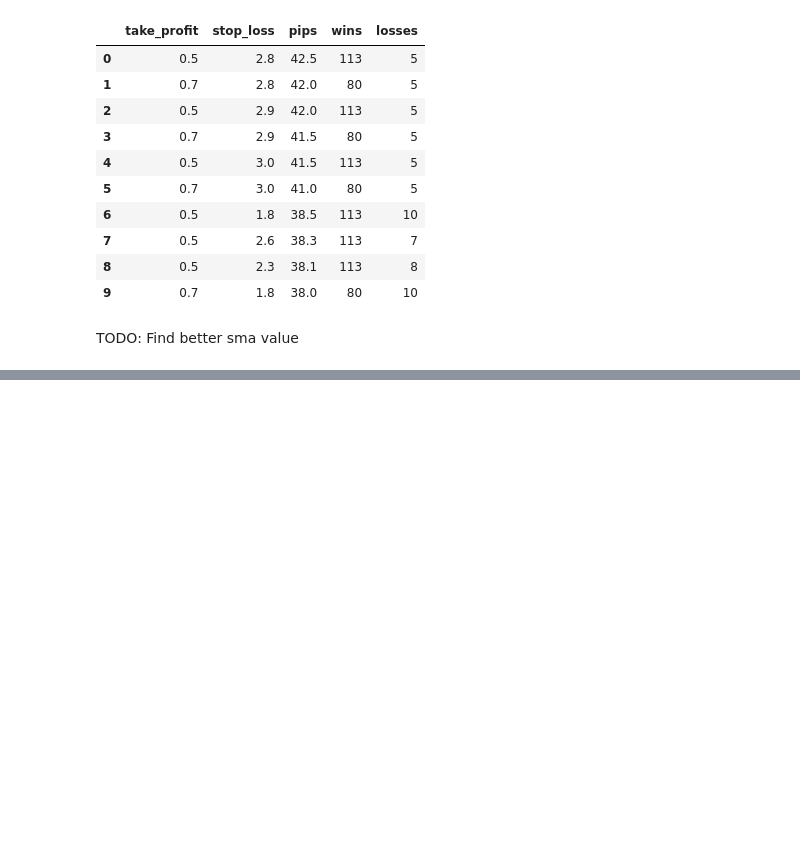
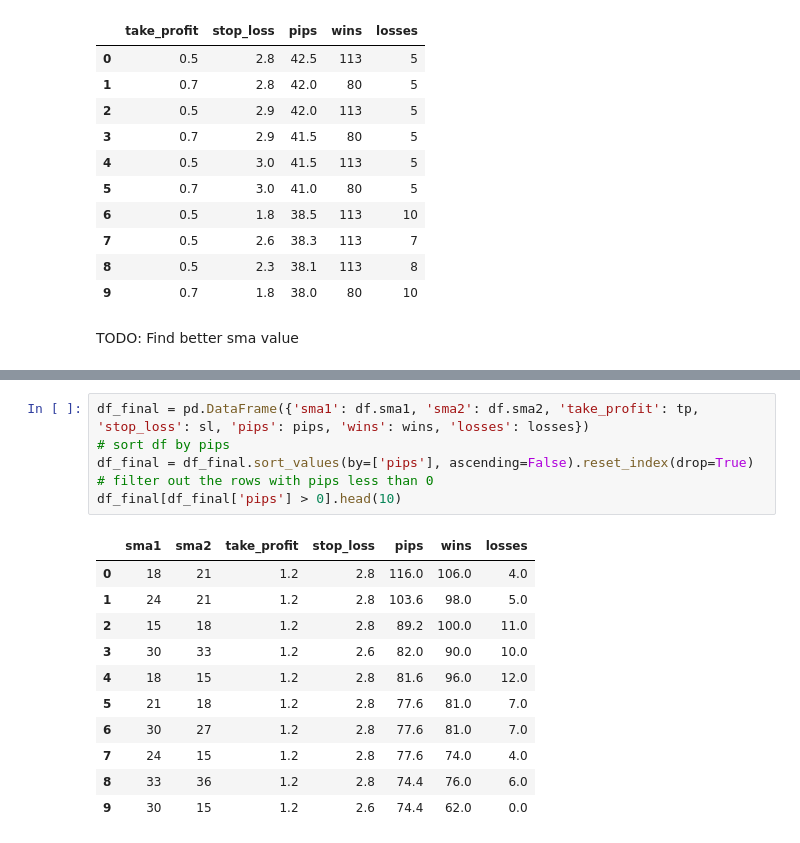
Before and after one commit to Jpaku93/SignalAnlysis-and-Optimization, a Jupyter notebook: signalTest.ipynb, the cells around one changed output, grey strips where cells are left out. Saved outputs shown, nothing was run; the diff lists cells and outputs as text; blank space fills up the shorter version.

```diff
--- a/signalTest.ipynb
+++ b/signalTest.ipynb
@@ -165,0 +233,18 @@ TODO: Find better sma value
+# %%
+df_final = pd.DataFrame({'sma1': df.sma1, 'sma2': df.sma2, 'take_profit': tp, 'stop_loss': sl, 'pips': pips, 'wins': wins, 'losses': losses})
+# sort df by pips
+df_final = df_final.sort_values(by=['pips'], ascending=False).reset_index(drop=True)
+# filter out the rows with pips less than 0
+df_final[df_final['pips'] > 0].head(10)
+# %% [output]
+|  | sma1 | sma2 | take_profit | stop_loss | pips | wins | losses |
+| 0 | 18 | 21 | 1.2 | 2.8 | 116.0 | 106.0 | 4.0 |
+| 1 | 24 | 21 | 1.2 | 2.8 | 103.6 | 98.0 | 5.0 |
+| 2 | 15 | 18 | 1.2 | 2.8 | 89.2 | 100.0 | 11.0 |
+| 3 | 30 | 33 | 1.2 | 2.6 | 82.0 | 90.0 | 10.0 |
+| 4 | 18 | 15 | 1.2 | 2.8 | 81.6 | 96.0 | 12.0 |
+| 5 | 21 | 18 | 1.2 | 2.8 | 77.6 | 81.0 | 7.0 |
+| 6 | 30 | 27 | 1.2 | 2.8 | 77.6 | 81.0 | 7.0 |
+| 7 | 24 | 15 | 1.2 | 2.8 | 77.6 | 74.0 | 4.0 |
+| 8 | 33 | 36 | 1.2 | 2.8 | 74.4 | 76.0 | 6.0 |
+| 9 | 30 | 15 | 1.2 | 2.6 | 74.4 | 62.0 | 0.0 |
```
Also changed, not shown: parts of 4 cells of this notebook.
